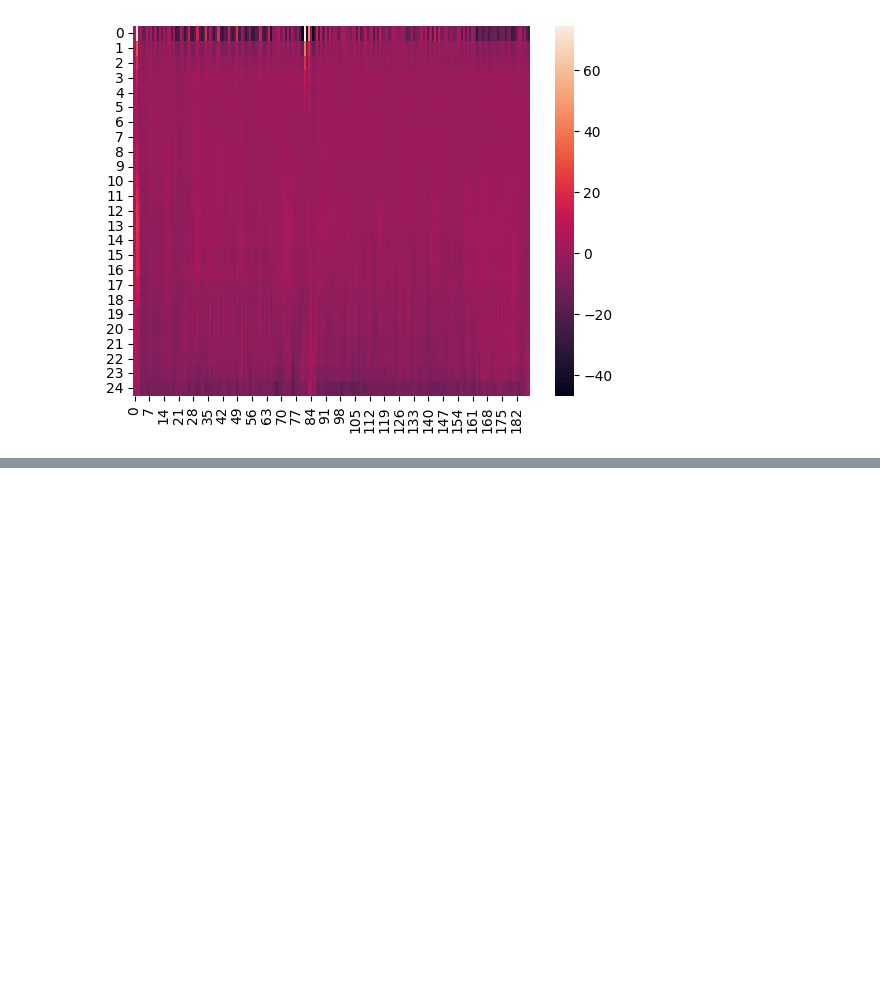
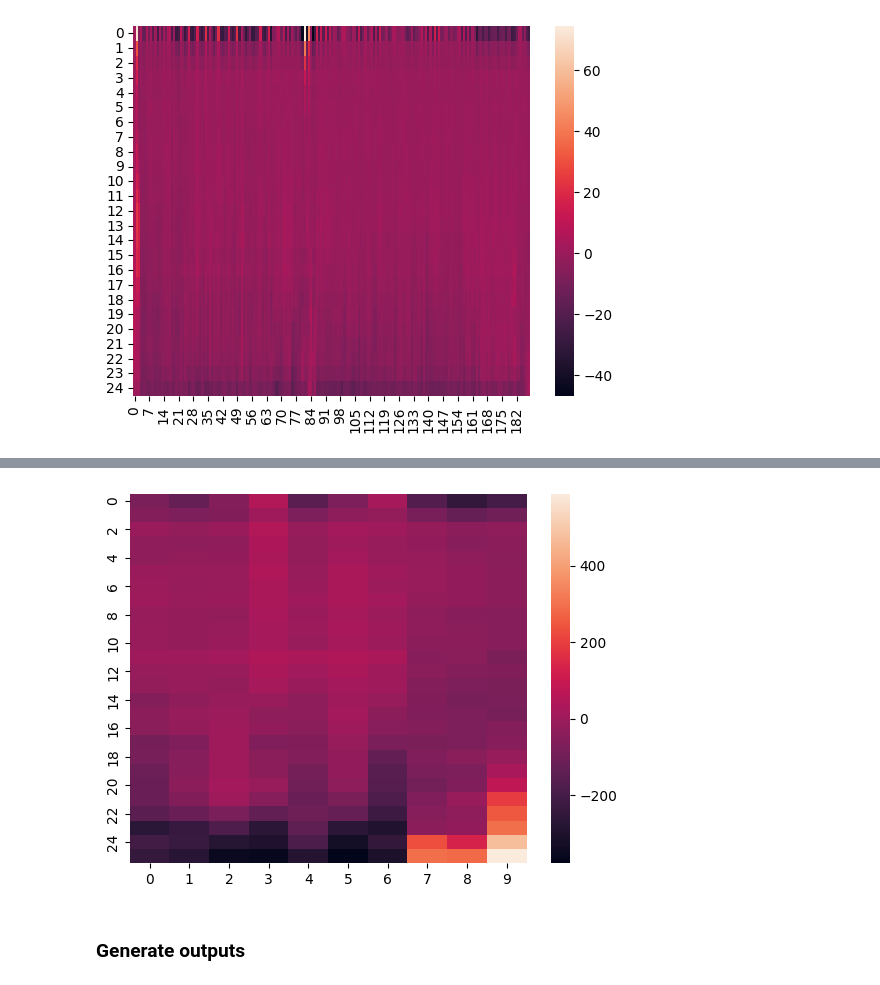
Before and after one commit to gboxo/GemmaExploration, a Jupyter notebook: main.ipynb, the cells around one changed output, grey strips where cells are left out. Cells and saved outputs as stored; diff of their text form; code cells hidden in the pictures; blank space fills up the shorter version.

```diff
--- a/main.ipynb
+++ b/main.ipynb
@@ -228,5 +224,5 @@ torch.Size([256000, 10])
 # %%
-val, indices = logit_lens.topk(k = 10,dim = -1)
+val, indices = logit_lens.topk(k = 20,dim = 0)
 for ind in indices:
     print([model.to_string(t) for t in ind])
 # %% [output]
@@ -237,0 +256,17 @@ torch.Size([20, 10])
+# %%
+from collections import defaultdict
+text = final_text[11].split("<start_of_turn>model")[0]+"<start_of_turn>model"
+cache = defaultdict(list)
+tokens = model.to_tokens(text,prepend_bos = False)
+def caching_hook(activations, hook, pos = None):
+    cache[hook.name].append(activations.to("cpu"))
+
+with model.hooks(fwd_hooks=[(get_act_name("resid_post",i),caching_hook) for i in range(0,model.cfg.n_layers)]),torch.no_grad():
+        out = model.generate(
+            tokens,
+            max_new_tokens = 400,
+            temperature = 0.7,
+            top_p = 0.9,
+            eos_token_id=107,
+            stop_at_eos=True,
+            )
@@ -237,0 +285,13 @@ torch.Size([20, 10])
+# %%
+stacked_cache = torch.cat([torch.cat(val, dim = 1) for val in cache.values()])
+# %%
+eot_token = model.to_tokens("<end_of_turn>", prepend_bos = False).item()
+eot_dir = model.W_U[:,eot_token].to("cpu").detach()
+dir_across_layers_pos = einops.einsum(eot_dir, stacked_cache,"d_model,n_layers pos d_model -> n_layers pos" )
+# %%
+sns.heatmap(dir_across_layers_pos[:,-10:])
+plt.show()
+# %% [output]
+[figure, added]
+# %% [markdown]
+### Generate outputs
```
Also changed, not shown: parts of 9 cells of this notebook.
